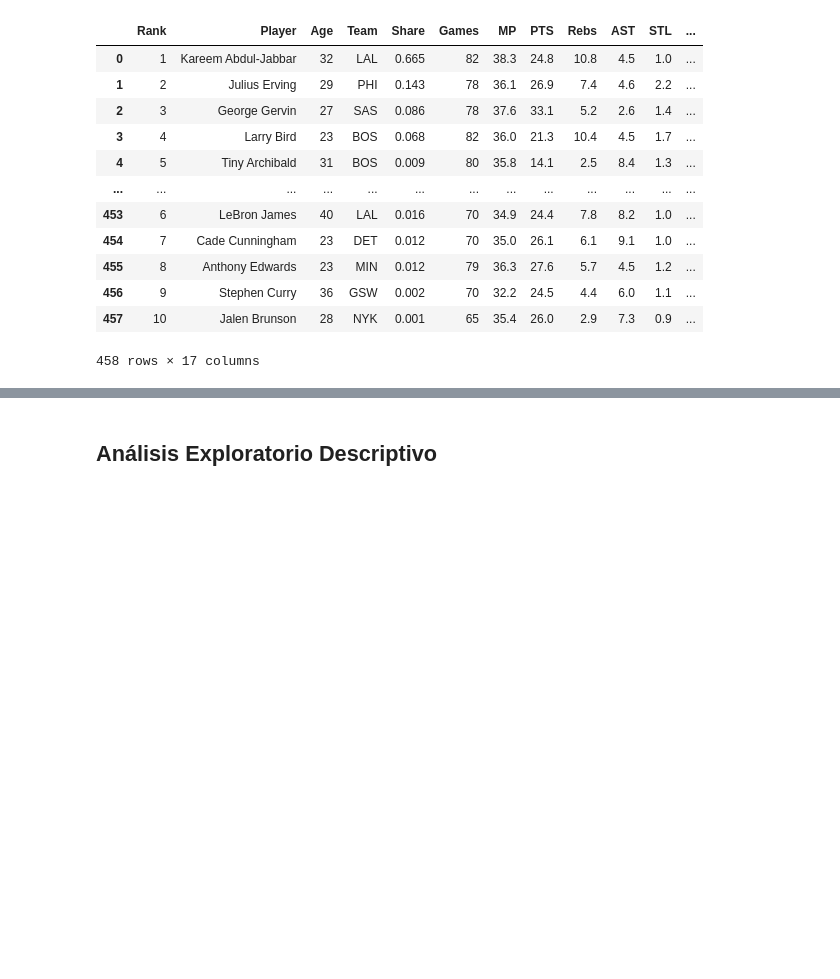
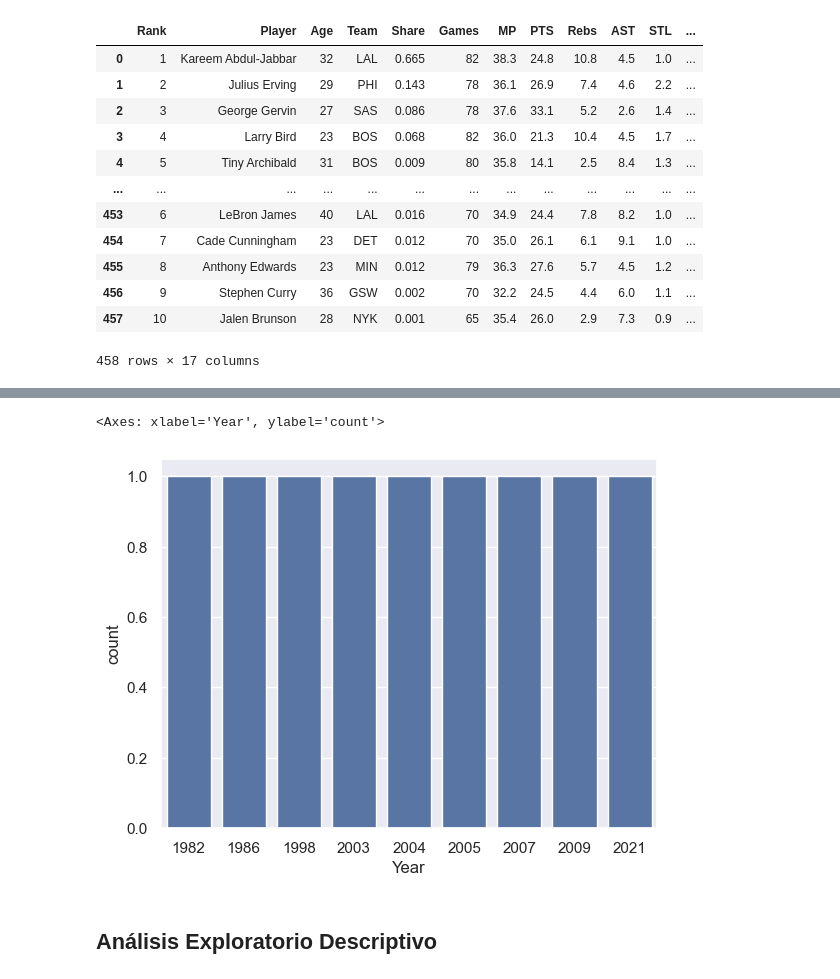
Before and after one commit to valevil27/nba-mvp-analysis, a Jupyter notebook: main.ipynb, the cells around one changed output, grey strips where cells are left out. Saved outputs shown, nothing was run; the diff lists cells and outputs as text; code cells hidden in the pictures; blank space fills up the shorter version.

```diff
--- a/main.ipynb
+++ b/main.ipynb
@@ -14,6 +18,7 @@ sns.set()
 - votaciones: https://www.basketball-reference.com/awards/awards_1989.html#all_nba_mvp
 # %%
 data_path = Path("data")
+path_mvp = data_path/"mvp"
 
 years = (1980, 2026)
 
@@ -45,7 +50,7 @@ df_raw = pd.DataFrame(
 )
 
 for year in range(*years):
-    df_y = pd.read_csv(data_path / f"mvp_{year}.csv")
+    df_y = pd.read_csv(path_mvp / f"mvp_{year}.csv")
     df_raw = pd.concat([df_raw, df_y])
 df_raw
 # %% [output]
@@ -62,3 +67,12 @@ df_raw
 | 8 | 9 | Stephen Curry | 36 | GSW | 0.0 | 2.0 | 1000 | 0.002 | 70 | 32.2 | ... | ... |
 | 9 | 10T | Jalen Brunson | 28 | NYK | 0.0 | 1.0 | 1000 | 0.001 | 65 | 35.4 | ... | ... |
 458 rows × 21 columns
+# %%
+path_teams = data_path / "season"
+cols = ['Team', 'WinRatio', 'PPG', 'PAG', 'Conference', 'Rank', 'Year']
+df_raw_t = pd.DataFrame(columns=cols)
+
+for year in range(*years):
+    df_y = pd.read_csv(path_teams / f"season_{year}.csv")
+    df_raw_t = pd.concat([df_raw_t, df_y])
+df_raw_t
@@ -70,27 +98,27 @@ df_raw
 - Rename several columns
 - Rename for `Nikola Jokic`, `Peja Sojakovic` and `Luca Doncic` to avoid troubles with encoding.
 # %%
-df = df_raw.reset_index(drop=True).drop(columns=["First", "Pts Won", "Pts Max", "WS"])
-df["Player"] = df["Player"].replace(
+df_p = df_raw.reset_index(drop=True).drop(columns=["First", "Pts Won", "Pts Max", "WS"])
+df_p["Player"] = df_p["Player"].replace(
     {
         "Nikola JokiÄ\x87": "Nikola Jokic",
         "Luka DonÄ\x8diÄ\x87": "Luka Doncic",
         "Peja StojakoviÄ\x87": "Peja Stojakovic",
     }
 )
-df["Age"] = df["Age"].astype(int)
-df["Year"] = df["Year"].astype(int)
-df["Rank"] = df["Rank"].apply(lambda x: int(x[:-1]) if str(x).endswith("T") else int(x))
-df["G"] = df["G"].astype(int)
-df = df.rename(
+df_p["Age"] = df_p["Age"].astype(int)
+df_p["Year"] = df_p["Year"].astype(int)
+df_p["Rank"] = df_p["Rank"].apply(lambda x: int(x[:-1]) if str(x).endswith("T") else int(x))
+df_p["G"] = df_p["G"].astype(int)
+df_p = df_p.rename(
     columns={
         "G": "Games",
         "Tm": "Team",
         "TRB": "Rebs",
     }
 )
-dfwin: pd.DataFrame = df[df["Rank"] == 1].copy()
-df
+dfwin: pd.DataFrame = df_p[df_p["Rank"] == 1].copy()
+df_p
 # %% [output]
 |  | Rank | Player | Age | Team | Share | Games | MP | PTS | Rebs | AST | STL | ... |
 | 0 | 1 | Kareem Abdul-Jabbar | 32 | LAL | 0.665 | 82 | 38.3 | 24.8 | 10.8 | 4.5 | 1.0 | ... |
@@ -108 +141,9 @@ df
+# %%
+df_t = df_raw_t.copy()
+df_t["Team"] = df_t["Team"].fillna("TOT")
+df = pd.merge(df_p, df_t, how='left', left_on=["Year", "Team"], right_on=["Year", "Team"], suffixes=[None, "_T"])
+sns.countplot(df[df.isna().any(axis=1)], x="Year")
+# %% [output]
+<Axes: xlabel='Year', ylabel='count'>
+[figure, added]
 # %%
```
Also changed, not shown: parts of 10 cells of this notebook, 1 other file.
